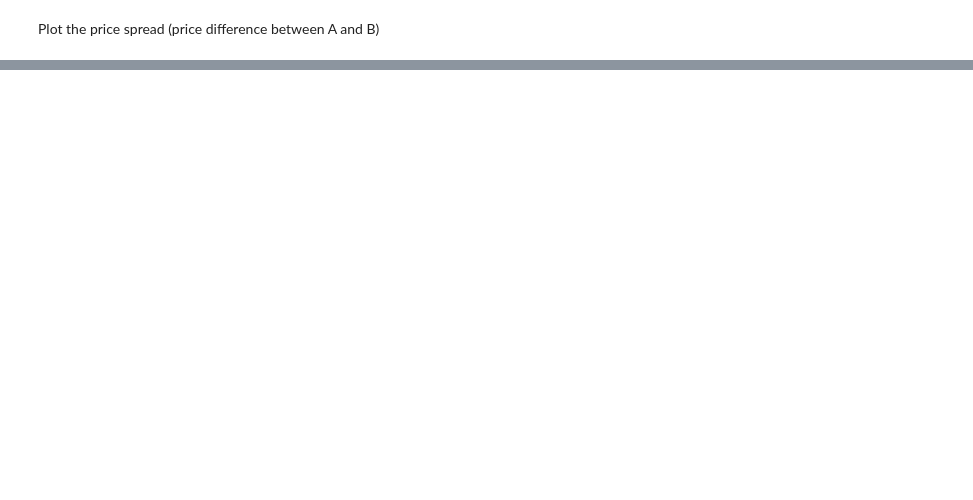
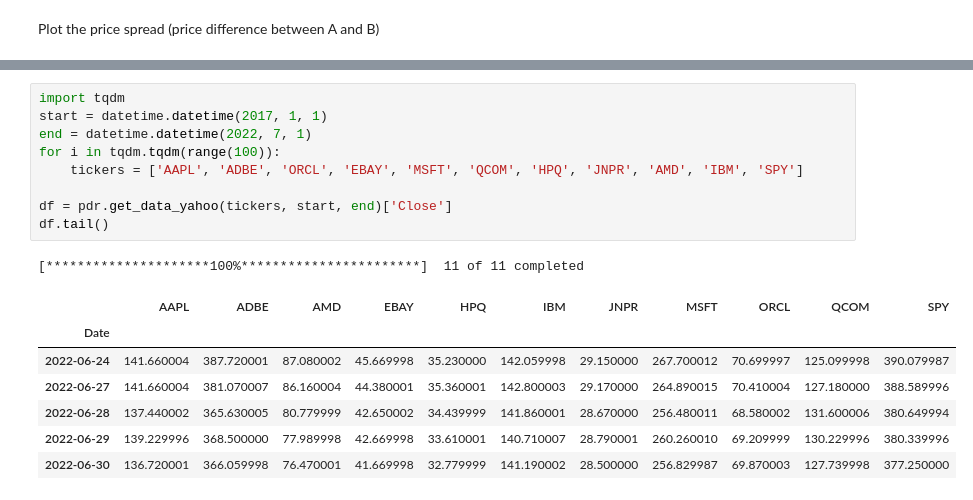
Before and after one commit to AbnerTeng/python-notes, a Jupyter notebook: projects/pairs_trading.ipynb, the cells around one changed output, grey strips where cells are left out. Saved outputs shown, nothing was run; the diff lists cells and outputs as text; blank space fills up the shorter version.

```diff
--- a/projects/pairs_trading.ipynb
+++ b/projects/pairs_trading.ipynb
@@ -79,0 +117,18 @@ plt.legend(['Price difference', 'mean'])
+# %%
+import tqdm
+start = datetime.datetime(2017, 1, 1)
+end = datetime.datetime(2022, 7, 1)
+for i in tqdm.tqdm(range(100)):
+    tickers = ['AAPL', 'ADBE', 'ORCL', 'EBAY', 'MSFT', 'QCOM', 'HPQ', 'JNPR', 'AMD', 'IBM', 'SPY']
+
+df = pdr.get_data_yahoo(tickers, start, end)['Close']
+df.tail()
+# %% [output]
+[*********************100%***********************]  11 of 11 completed
+|  | AAPL | ADBE | AMD | EBAY | HPQ | IBM | JNPR | MSFT | ORCL | QCOM | SPY |
+| Date |  |  |  |  |  |  |  |  |  |  |  |
+| 2022-06-24 | 141.660004 | 387.720001 | 87.080002 | 45.669998 | 35.230000 | 142.059998 | 29.150000 | 267.700012 | 70.699997 | 125.099998 | 390.079987 |
+| 2022-06-27 | 141.660004 | 381.070007 | 86.160004 | 44.380001 | 35.360001 | 142.800003 | 29.170000 | 264.890015 | 70.410004 | 127.180000 | 388.589996 |
+| 2022-06-28 | 137.440002 | 365.630005 | 80.779999 | 42.650002 | 34.439999 | 141.860001 | 28.670000 | 256.480011 | 68.580002 | 131.600006 | 380.649994 |
+| 2022-06-29 | 139.229996 | 368.500000 | 77.989998 | 42.669998 | 33.610001 | 140.710007 | 28.790001 | 260.260010 | 69.209999 | 130.229996 | 380.339996 |
+| 2022-06-30 | 136.720001 | 366.059998 | 76.470001 | 41.669998 | 32.779999 | 141.190002 | 28.500000 | 256.829987 | 69.870003 | 127.739998 | 377.250000 |
```
Also changed, not shown: parts of 9 cells of this notebook.
